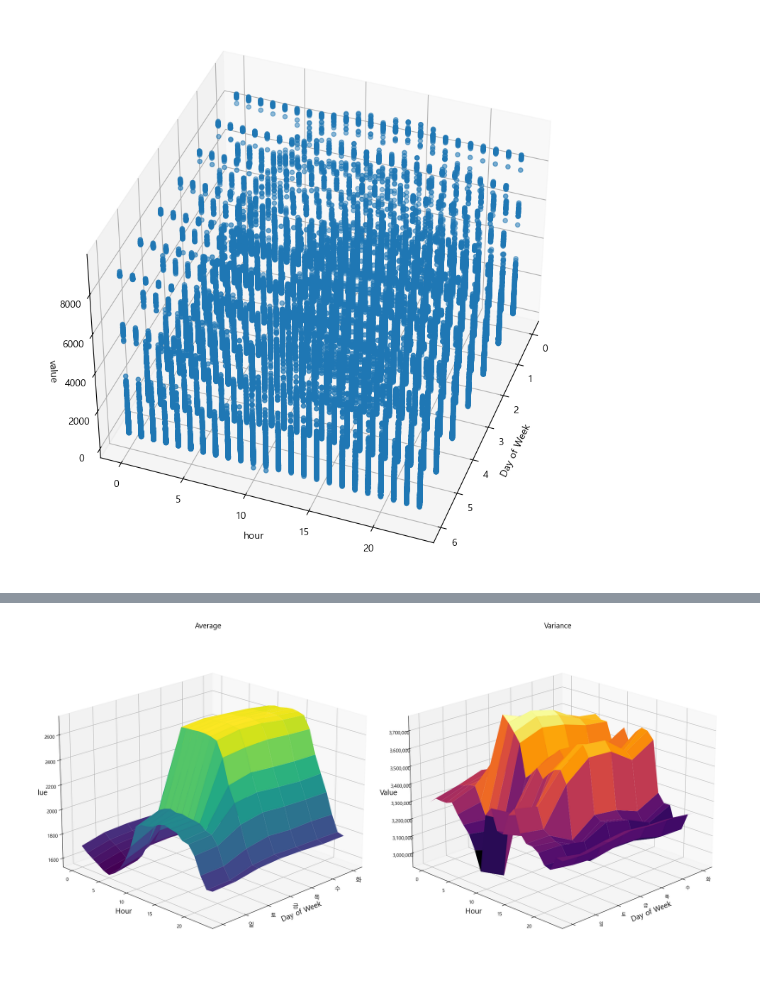
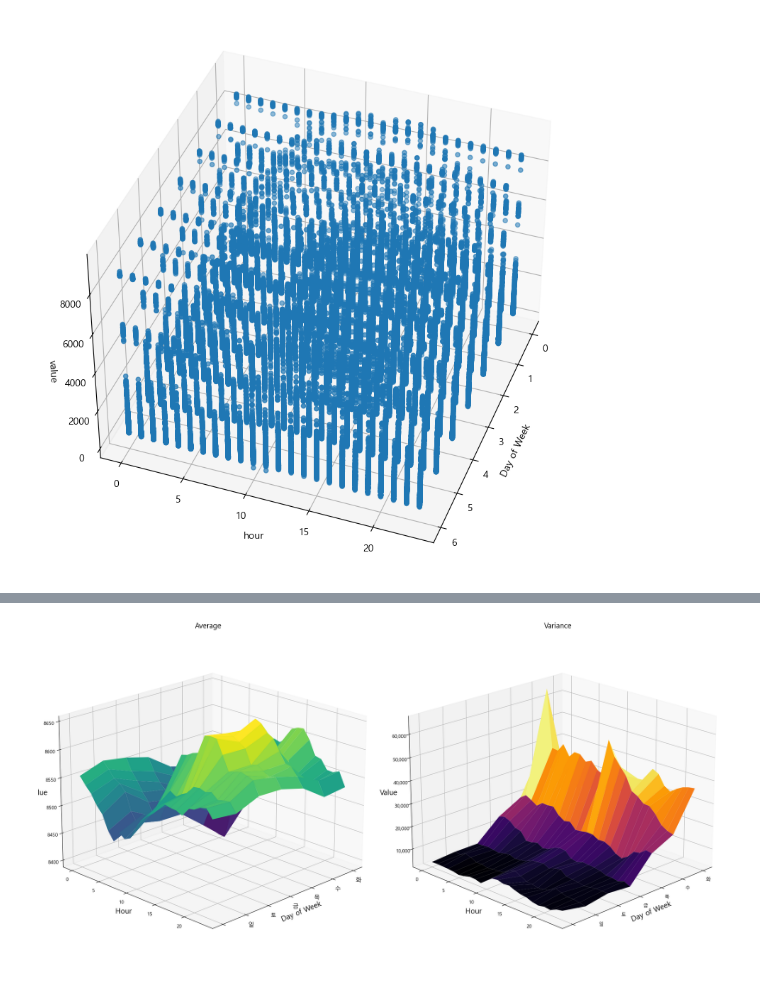
Before and after one commit to Jjineeq/Capstone_Design, a Jupyter notebook: eda/태양광 발전량 분산.ipynb, the cells around one changed output, grey strips where cells are left out. Drawn from its saved outputs; the diff is of its cells as text; code cells hidden in the pictures.

```diff
--- a/eda/태양광 발전량 분산.ipynb
+++ b/eda/태양광 발전량 분산.ipynb
@@ -95,39 +109,45 @@ from matplotlib.ticker import FuncFormatter
+# %%
+one_df = eda_df[eda_df['num']== 1]
+# %%
+average_values = one_df.groupby(['요일', 'hour'])['전력사용량(kWh)'].mean().unstack().values
+variance_values = one_df.groupby(['요일', 'hour'])['전력사용량(kWh)'].var().unstack().values
+std_values = one_df.groupby(['요일', 'hour'])['전력사용량(kWh)'].std().unstack().values
 # %%
-Y, X = np.meshgrid(eda_df['hour'].unique(), eda_df['요일'].unique())
+Y, X = np.meshgrid(one_df['hour'].unique(), one_df['요일'].unique())
 
 fig = plt.figure(figsize=(20, 12))
 
 ax1 = fig.add_subplot(121, projection='3d')
 ax1.plot_surface(X, Y, average_values, cmap='viridis')
 ax1.set_title('Average', fontsize = 15)
 ax1.set_xlabel('Day of Week', fontsize = 15)
 ax1.set_ylabel('Hour', fontsize = 15)
 ax1.set_zlabel('Value', fontsize = 15)
 ax1.set_xticklabels(['월', '화', '수', '목', '금', '토', '일'], fontsize = 12)
 ax1.view_init(20, 45)
 
 ax2 = fig.add_subplot(122, projection='3d')
 ax2.plot_surface(X, Y, variance_values, cmap='inferno')
 ax2.set_title('Variance', fontsize = 15)
 ax2.set_xlabel('Day of Week', fontsize = 15)
 ax2.set_ylabel('Hour', fontsize = 15)
 ax2.set_zlabel('Value', fontsize = 15)
 ax2.set_xticklabels(['월', '화', '수', '목', '금', '토', '일'])
 ax2.get_zaxis().set_major_formatter(FuncFormatter(lambda x, _: f'{x:,.0f}'))
 ax2.view_init(20, 45)
 
 
 for ax in [ax1, ax2]:
     ax.zaxis.set_rotate_label(False)  # 레이블이 회전되지 않도록 합니다.
     ax.zaxis.labelpad = 5            # 레이블과 축 간의 간격을 설정합니다.
     ax.zaxis.label.set_y(0.95)        # 레이블의 y 위치를 설정합니다.
 
 
 plt.tight_layout()
 plt.subplots_adjust(left=0.005, right=0.98, top=0.99, bottom=0.01, wspace=0.05)
 plt.show()
 # %% [output]
-[figure, old version]
+[figure, new version]
 # %%
 fig = plt.figure(figsize=(30, 20))
 
```
Also changed, not shown: parts of 6 cells of this notebook, 3 other files.
